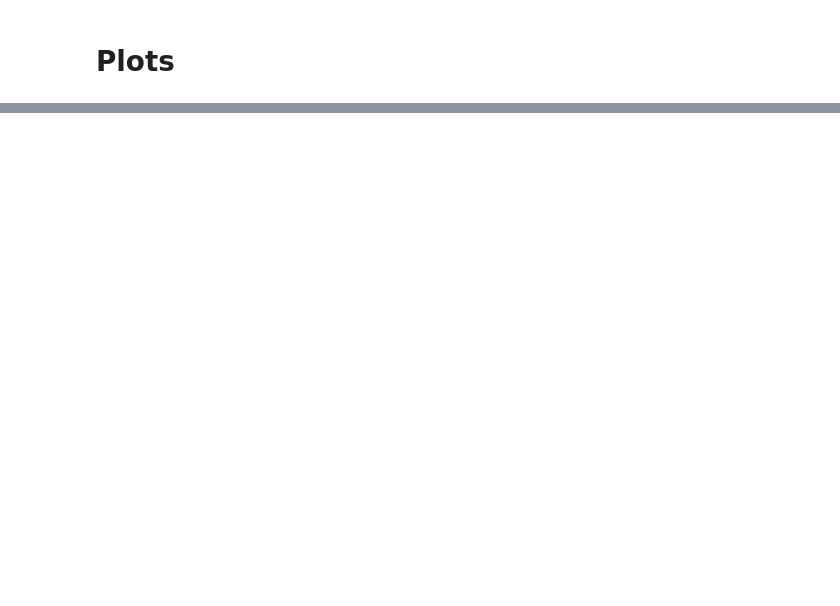
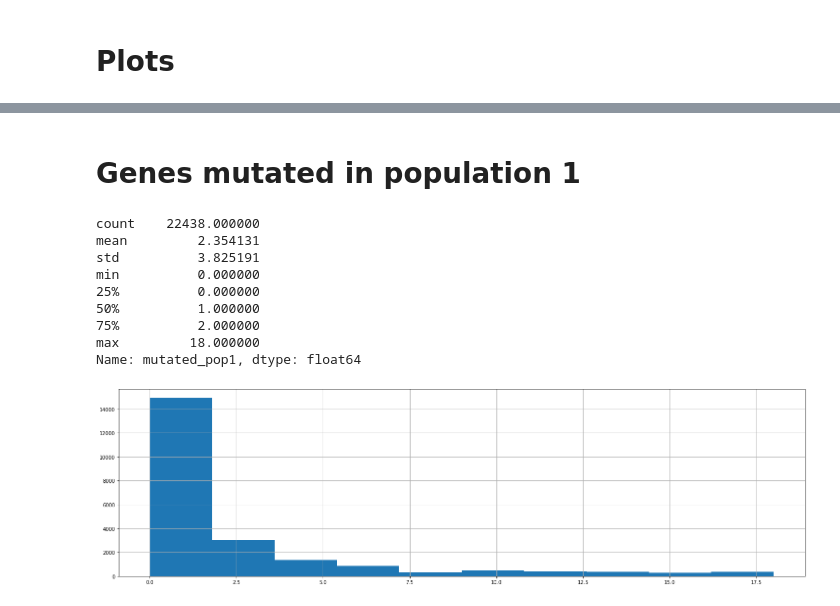
Before and after one commit to topel-research-group/Bamboozle, a Jupyter notebook: LOF_mutations_statistics_between_populations.ipynb, the cells around one changed output, grey strips where cells are left out. Cells and saved outputs as stored; diff of their text form; code cells hidden in the pictures; blank space fills up the shorter version.

```diff
--- a/LOF_mutations_statistics_between_populations.ipynb
+++ b/LOF_mutations_statistics_between_populations.ipynb
@@ -27,0 +63,16 @@ df["mutation_ratio_difference"].describe()
+# %% [markdown]
+# Genes mutated in population 1
+# %%
+df['mutated_pop1'].hist(figsize = (25, 7))
+df['mutated_pop1'].describe()
+# %% [output]
+count    22438.000000
+mean         2.354131
+std          3.825191
+min          0.000000
+25%          0.000000
+50%          1.000000
+75%          2.000000
+max         18.000000
+Name: mutated_pop1, dtype: float64
+[figure, added]
```
Also changed, not shown: parts of 21 cells of this notebook.
